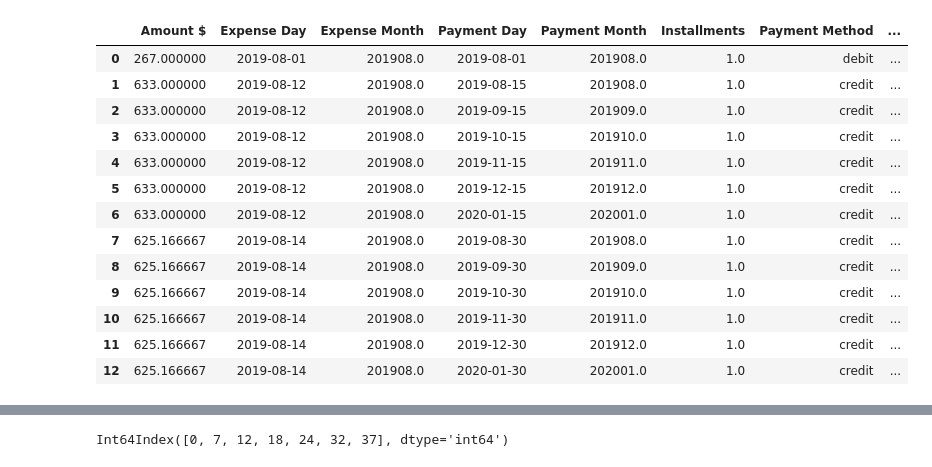
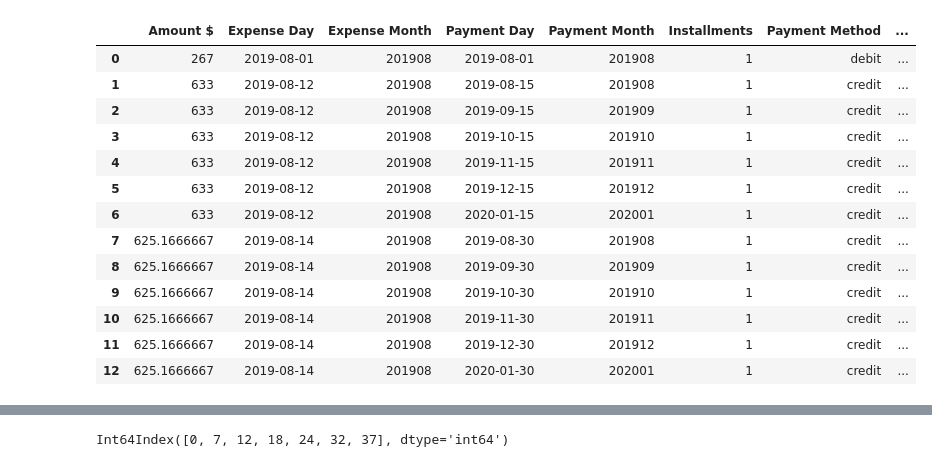
Before and after one commit to Jordi-Ab/personal_finance, a Jupyter notebook: write to google sheet.ipynb, the cells around one changed output, grey strips where cells are left out. Saved outputs shown, nothing was run; the diff lists cells and outputs as text; code cells hidden in the pictures.

```diff
--- a/write to google sheet.ipynb
+++ b/write to google sheet.ipynb
@@ -5,2 +6,4 @@ from gsheets_connect import GoogleSheets, Connect
+# %%
+GSHEET_ID = '14a36tesQZ2AH0aIEdG5Ch2F8iVyrnXCvlxeASLX47N4'
 # %%
 gsheet = GoogleSheets()
@@ -18,3 +10,20 @@ def numberToLetters(q):
+# %%
+hlp.retrieveDataFromSheet(gsheet, GSHEET_ID)
+# %% [output]
+|  | Amount $ | Expense Day | Expense Month | Payment Day | Payment Month | Installments | Payment Method | ... |
+| 0 | 267 | 2019-08-01 | 201908 | 2019-08-01 | 201908 | 1 | debit | ... |
+| 1 | 633 | 2019-08-12 | 201908 | 2019-08-15 | 201908 | 1 | credit | ... |
+| 2 | 633 | 2019-08-12 | 201908 | 2019-09-15 | 201909 | 1 | credit | ... |
+| 3 | 633 | 2019-08-12 | 201908 | 2019-10-15 | 201910 | 1 | credit | ... |
+| 4 | 633 | 2019-08-12 | 201908 | 2019-11-15 | 201911 | 1 | credit | ... |
+| 5 | 633 | 2019-08-12 | 201908 | 2019-12-15 | 201912 | 1 | credit | ... |
+| 6 | 633 | 2019-08-12 | 201908 | 2020-01-15 | 202001 | 1 | credit | ... |
+| 7 | 625.1666667 | 2019-08-14 | 201908 | 2019-08-30 | 201908 | 1 | credit | ... |
+| 8 | 625.1666667 | 2019-08-14 | 201908 | 2019-09-30 | 201909 | 1 | credit | ... |
+| 9 | 625.1666667 | 2019-08-14 | 201908 | 2019-10-30 | 201910 | 1 | credit | ... |
+| 10 | 625.1666667 | 2019-08-14 | 201908 | 2019-11-30 | 201911 | 1 | credit | ... |
+| 11 | 625.1666667 | 2019-08-14 | 201908 | 2019-12-30 | 201912 | 1 | credit | ... |
+| 12 | 625.1666667 | 2019-08-14 | 201908 | 2020-01-30 | 202001 | 1 | credit | ... |
 # %%
 cur_data = pd.read_csv(r'daily_data.txt', sep=' ')
 
@@ -23,20 +32,3 @@ cur_data = pd.read_csv(r'daily_data.txt', sep=' ')
 cur_data['Payment Fortnight'] = cur_data['Payment Day'].apply(
     lambda date: str(pd.to_datetime(date).replace(day=15 if pd.to_datetime(date).day <= 15 else 30).date())
 )
-# %%
-cur_data
-# %% [output]
-|  | Amount $ | Expense Day | Expense Month | Payment Day | Payment Month | Installments | Payment Method | ... |
-| 0 | 267.000000 | 2019-08-01 | 201908.0 | 2019-08-01 | 201908.0 | 1.0 | debit | ... |
-| 1 | 633.000000 | 2019-08-12 | 201908.0 | 2019-08-15 | 201908.0 | 1.0 | credit | ... |
-| 2 | 633.000000 | 2019-08-12 | 201908.0 | 2019-09-15 | 201909.0 | 1.0 | credit | ... |
-| 3 | 633.000000 | 2019-08-12 | 201908.0 | 2019-10-15 | 201910.0 | 1.0 | credit | ... |
-| 4 | 633.000000 | 2019-08-12 | 201908.0 | 2019-11-15 | 201911.0 | 1.0 | credit | ... |
-| 5 | 633.000000 | 2019-08-12 | 201908.0 | 2019-12-15 | 201912.0 | 1.0 | credit | ... |
-| 6 | 633.000000 | 2019-08-12 | 201908.0 | 2020-01-15 | 202001.0 | 1.0 | credit | ... |
-| 7 | 625.166667 | 2019-08-14 | 201908.0 | 2019-08-30 | 201908.0 | 1.0 | credit | ... |
-| 8 | 625.166667 | 2019-08-14 | 201908.0 | 2019-09-30 | 201909.0 | 1.0 | credit | ... |
-| 9 | 625.166667 | 2019-08-14 | 201908.0 | 2019-10-30 | 201910.0 | 1.0 | credit | ... |
-| 10 | 625.166667 | 2019-08-14 | 201908.0 | 2019-11-30 | 201911.0 | 1.0 | credit | ... |
-| 11 | 625.166667 | 2019-08-14 | 201908.0 | 2019-12-30 | 201912.0 | 1.0 | credit | ... |
-| 12 | 625.166667 | 2019-08-14 | 201908.0 | 2020-01-30 | 202001.0 | 1.0 | credit | ... |
```
Also changed, not shown: parts of 33 cells of this notebook, 4 other files.
